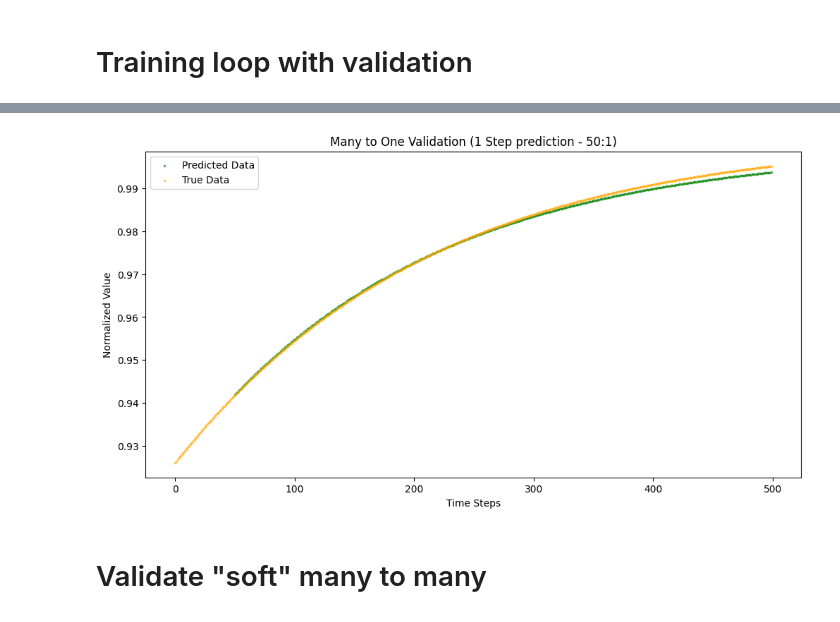
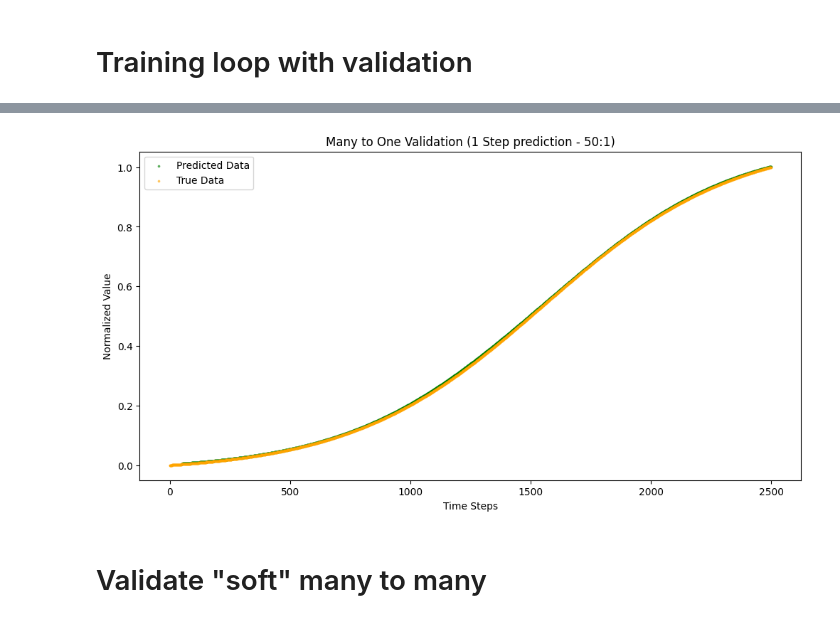
Before and after one commit to denmj/lstm, a Jupyter notebook: lstm_one_to_one_three_curves.ipynb, the cells around one changed output, grey strips where cells are left out. Drawn from its saved outputs; the diff is of its cells as text; code cells hidden in the pictures.

```diff
--- a/lstm_one_to_one_three_curves.ipynb
+++ b/lstm_one_to_one_three_curves.ipynb
@@ -148,19 +116,24 @@ class TimeSeriesDataset(Dataset):
         plt.legend()
         plt.show()
 
-seq_len = 50
+# Sequence length
+sequence_length = 50
 
-train_dataset = TimeSeriesDataset(y_train_scaled, seq_len)
-val_dataset = TimeSeriesDataset(val_data, seq_len)
-test_dataset = TimeSeriesDataset(test_data, seq_len)
+# Training datasets for each curve
+train_dataset_curve1 = TimeSeriesDataset(curve_1_scaled, seq_len=sequence_length)
+train_dataset_curve2 = TimeSeriesDataset(curve_2_scaled, seq_len=sequence_length)
+train_dataset_curve3 = TimeSeriesDataset(curve_3_scaled, seq_len=sequence_length)
+
+train_dataset = ConcatDataset([train_dataset_curve1, train_dataset_curve2, train_dataset_curve3])
+
+val_dataset = TimeSeriesDataset(curve_4_scaled, seq_len=sequence_length)
 # %%
 batch_size = 32
 
-train_dataloader = DataLoader(train_dataset, batch_size=batch_size, shuffle=True)
-val_dataloader = DataLoader(val_dataset, batch_size=batch_size, shuffle=False)
-test_dataloader = DataLoader(test_dataset, batch_size=batch_size, shuffle=False)
+# Training DataLoader
+train_loader = DataLoader(train_dataset, batch_size=batch_size, shuffle=True)
+val_loader = DataLoader(val_dataset, batch_size=batch_size, shuffle=False)
 
 print(f"Training Dataset: {len(train_dataset)} samples")
 print(f"Validation Dataset: {len(val_dataset)} samples")
-print(f"Test Dataset: {len(test_dataset)} samples")
 # %% [output]
@@ -204,7 +176,7 @@ for epoch in range(num_epochs):
     model.train()  # Set model to training mode
     train_loss = 0.0
 
-    for x_batch_train, y_batch_train in tqdm(train_dataloader, desc=f"T Eph {epoch+1}/{num_epochs}"):
+    for x_batch_train, y_batch_train in tqdm(train_loader, desc=f"T Eph {epoch+1}/{num_epochs}"):
         # torch.Size([32, 50, 1])
         x_batch_train, y_batch_train = x_batch_train.to(device), y_batch_train.to(device)
         optimizer.zero_grad()
@@ -213,20 +185,20 @@ for epoch in range(num_epochs):
         loss.backward()
         optimizer.step()
         train_loss += loss.item()
-    train_loss /= len(train_dataloader)
+    train_loss /= len(train_loader)
 
     # Validation phase
     model.eval()
     val_loss = 0.0
     val_predictions = []
     with torch.no_grad():
-        for x_batch_val, y_batch_val in tqdm(val_dataloader, desc=f"V Eph {epoch+1}/{num_epochs}"):
+        for x_batch_val, y_batch_val in tqdm(val_loader, desc=f"V Eph {epoch+1}/{num_epochs}"):
             x_batch_val, y_batch_val = x_batch_val.to(device), y_batch_val.to(device)
             predictions = model(x_batch_val)
             val_predictions.extend(predictions.cpu().numpy())
             loss = criterion(predictions, y_batch_val)
             val_loss += loss.item()
-    val_loss /= len(val_dataloader)
+    val_loss /= len(val_loader)
 
     # Print training and validation loss
     print(f"Epoch {epoch+1}/{num_epochs}, T Loss: {train_loss:.12f}, V Loss: {val_loss:.12f}")
@@ -233,16 +219,16 @@ for epoch in range(num_epochs):
 # %%
 # Plot val_predictions vs val targets
 
 plt.figure(figsize=(12, 6))
-plt.scatter(range(50, len(val_data)), val_predictions, label="Predicted Data", color="green", s=3, alpha=0.5)
-plt.scatter(range(len(val_data)), val_data, label="True Data", color="orange", s=3, alpha=0.5)
+plt.scatter(range(50, len(val_dataset.data)), val_predictions, label="Predicted Data", color="green", s=3, alpha=0.5)
+plt.scatter(range(len(val_dataset.data)), val_dataset.data, label="True Data", color="orange", s=3, alpha=0.5)
 plt.xlabel("Time Steps")
 plt.ylabel("Normalized Value")
 plt.title(f"Many to One Validation ({1} Step prediction - 50:1)")
 plt.legend()
 plt.show()
 # %% [output]
-[figure, old version]
+[figure, new version]
 # %% [markdown]
 # Validate "soft" many to many
 # %%
```
Also changed, not shown: parts of 7 cells of this notebook.
